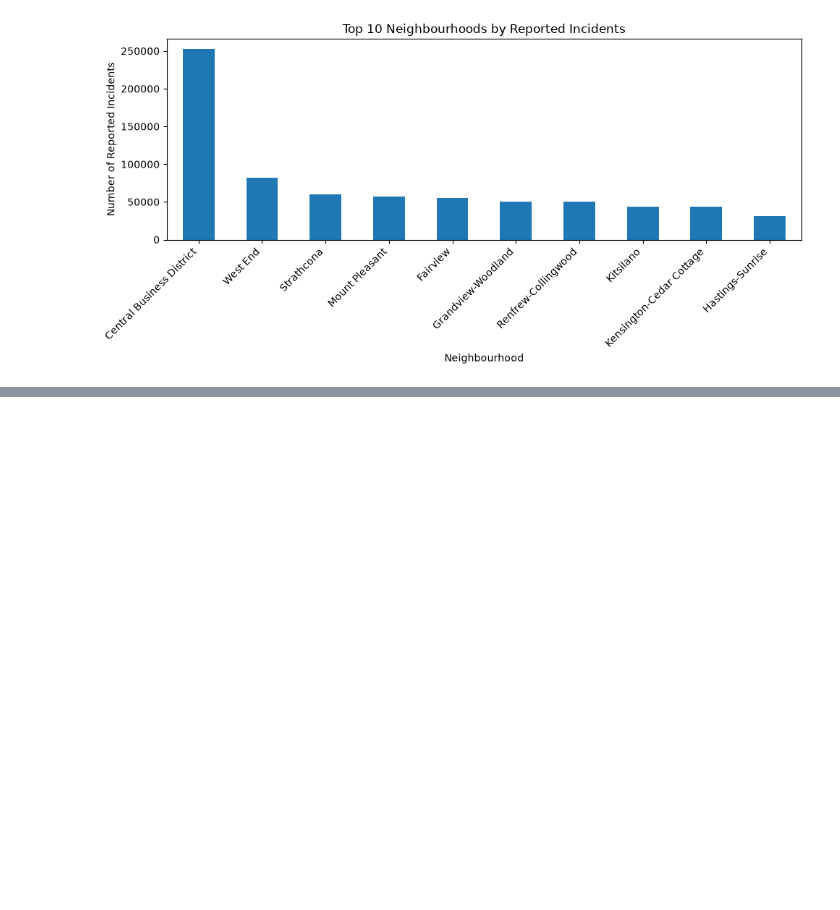
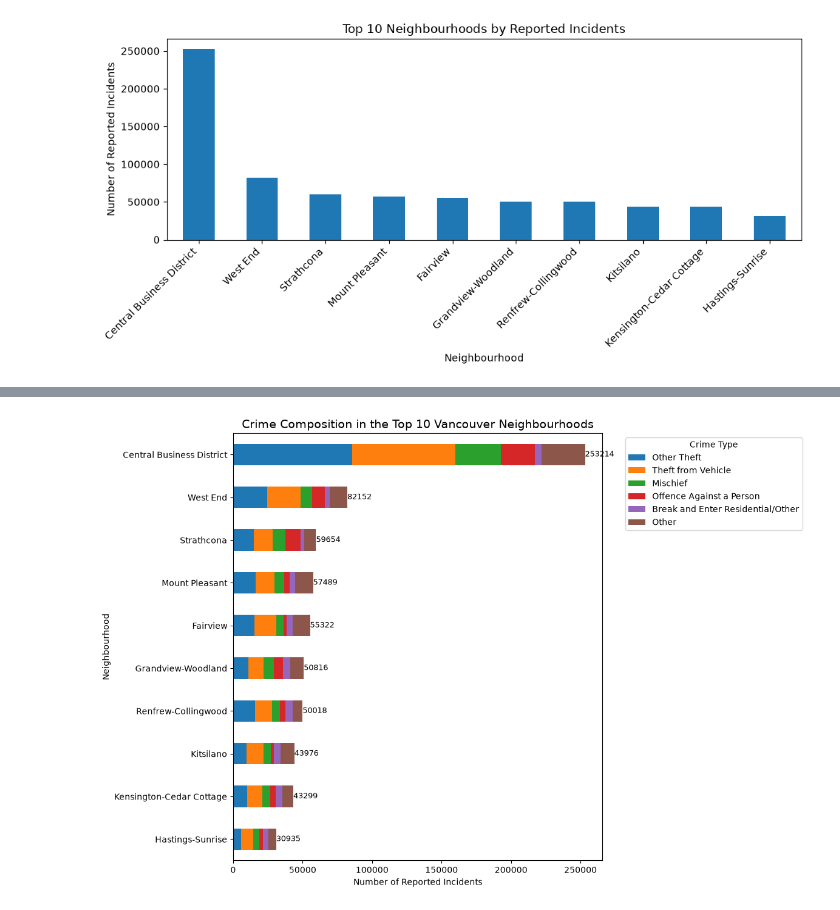
Before and after one commit to cyoon3232/data-projects, a Jupyter notebook: vancouver-crime-analytics/notebooks/02_analysis1.ipynb, the cells around one changed output, grey strips where cells are left out. Drawn from its saved outputs; the diff is of its cells as text; code cells hidden in the pictures; blank space fills up the shorter version.

Commit message:
Crime comparison of top 10 neighbourhoods

```diff
--- a/vancouver-crime-analytics/notebooks/02_analysis1.ipynb
+++ b/vancouver-crime-analytics/notebooks/02_analysis1.ipynb
@@ -81,0 +84,2 @@ plt.show()
+# %%
+top10_df = df[df["neighbourhood"].isin(top_neighbourhoods.index)].copy()
@@ -81,0 +108,9 @@ plt.show()
+# %%
+# keeps top 5 crime types and reduce the rest into "Other"
+type_only = crime_table.drop(columns = "total") # (drop total column to do this)
+top_types = type_only.sum(axis = 0).sort_values(ascending = False).head(5).index
+
+crime_table_reduced = type_only[top_types].copy()
+crime_table_reduced["Other"] = type_only.drop(columns = top_types).sum(axis = 1)
+crime_table_reduced["total"] = crime_table_reduced.sum(axis = 1)
+crime_table_reduced.head()
@@ -81,0 +125,25 @@ plt.show()
+# %%
+# plotting data
+plot_data = crime_table_reduced.drop(columns = "total")
+
+fig, ax = plt.subplots(figsize = (12, 8))
+
+plot_data.plot(
+    kind = "barh",
+    stacked = True,
+    ax = ax
+)
+
+ax.set_title("Crime Composition in the Top 10 Vancouver Neighbourhoods", fontsize = 14)
+ax.set_xlabel("Number of Reported Incidents")
+ax.set_ylabel("Neighbourhood")
+
+for i, total in enumerate(crime_table_reduced["total"]):
+    ax.text(total + 5, i, str(total), va = "center", fontsize=9)
+
+plt.legend(title = "Crime Type", bbox_to_anchor=(1.05, 1), loc = "upper left")
+plt.tight_layout()
+plt.savefig("../results/figures/top10_neighbourhood_crime_composition.png", dpi = 300, bbox_inches = "tight")
+plt.show()
+# %% [output]
+[figure, added]
```
Also changed, not shown: parts of 3 cells of this notebook, 1 other file.
